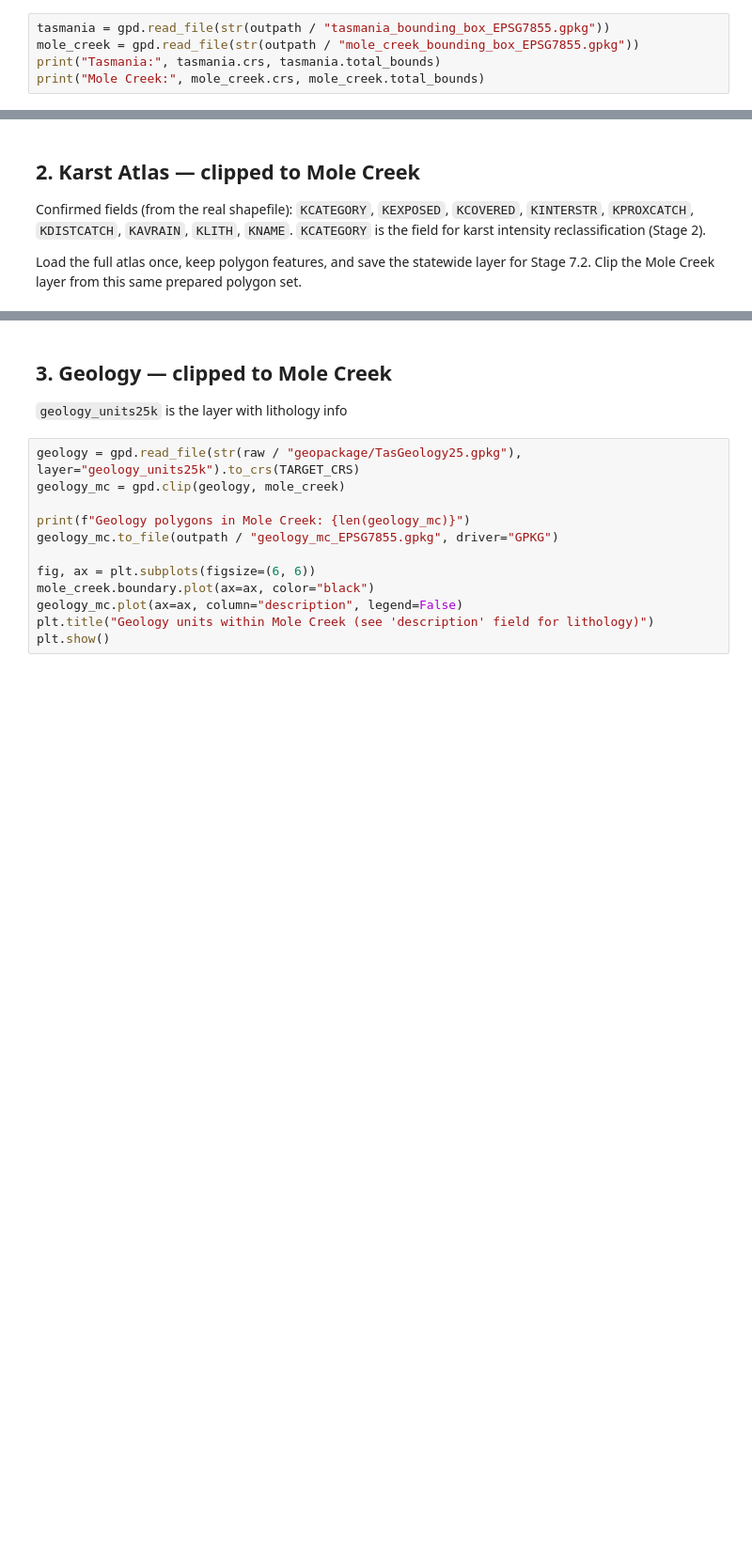
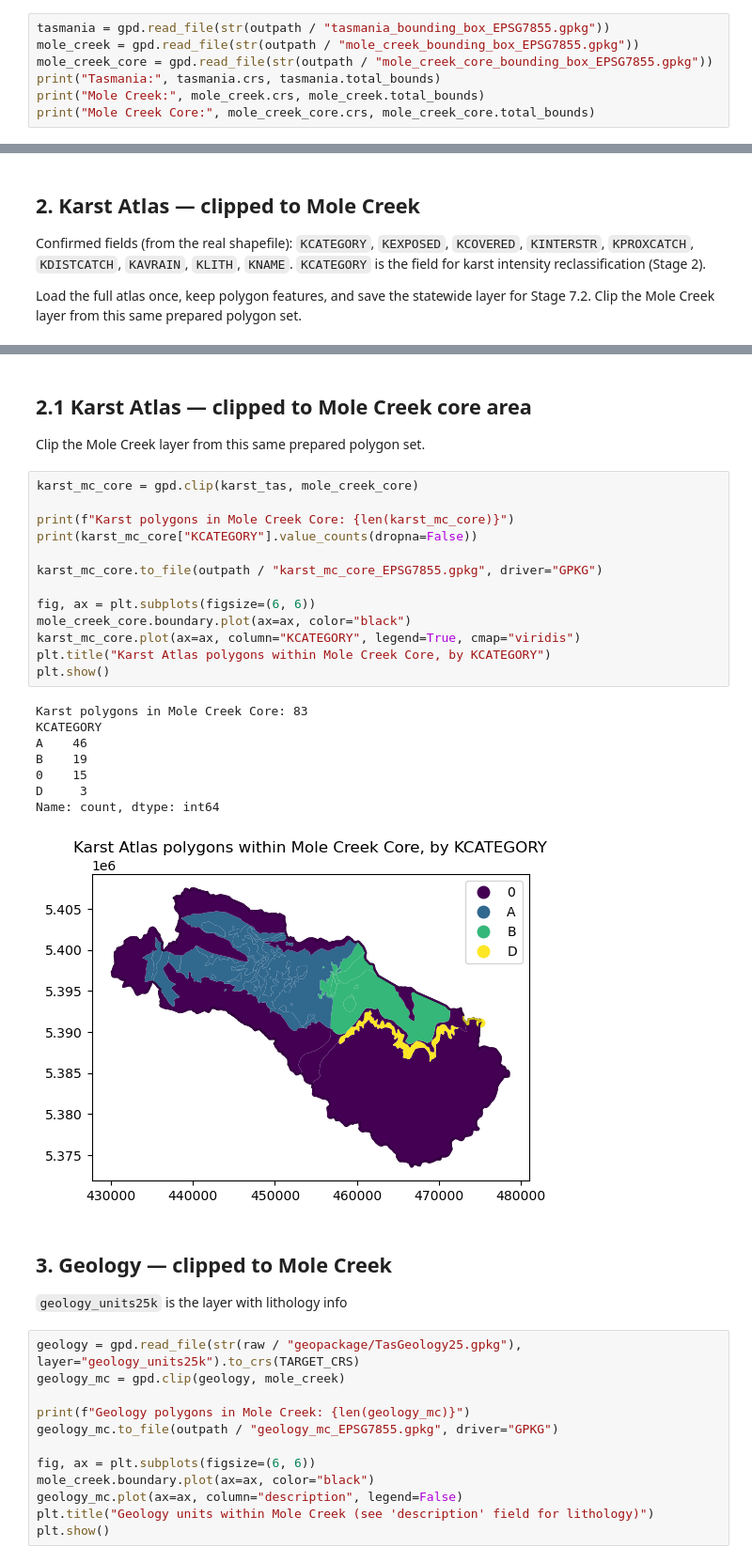
Before and after one commit to University-of-Tasmania-GPSS/AT3_Group3_2026, a Jupyter notebook: notebooks/01_setup_mole_creek.ipynb, the cells around one changed output, grey strips where cells are left out. Shown at 94% size. Cells and saved outputs as stored; diff of their text form; blank space fills up the shorter version.

```diff
--- a/notebooks/01_setup_mole_creek.ipynb
+++ b/notebooks/01_setup_mole_creek.ipynb
@@ -41,7 +41,9 @@ Already in EPSG:7855, no reprojection needed here.
 # %%
 tasmania = gpd.read_file(str(outpath / "tasmania_bounding_box_EPSG7855.gpkg"))
 mole_creek = gpd.read_file(str(outpath / "mole_creek_bounding_box_EPSG7855.gpkg"))
+mole_creek_core = gpd.read_file(str(outpath / "mole_creek_core_bounding_box_EPSG7855.gpkg"))
 print("Tasmania:", tasmania.crs, tasmania.total_bounds)
 print("Mole Creek:", mole_creek.crs, mole_creek.total_bounds)
+print("Mole Creek Core:", mole_creek_core.crs, mole_creek_core.total_bounds)
 # %% [output]
 Tasmania: EPSG:7855 [ 227147.50537116 5156757.32770346  627112.17909398 5660623.90620166]
@@ -84,3 +87,29 @@ Name: count, dtype: int64
+# %% [markdown]
+## 2.1 Karst Atlas — clipped to Mole Creek core area
+
+Clip the Mole Creek layer from this same prepared polygon set.
+# %%
+karst_mc_core = gpd.clip(karst_tas, mole_creek_core)
+
+print(f"Karst polygons in Mole Creek Core: {len(karst_mc_core)}")
+print(karst_mc_core["KCATEGORY"].value_counts(dropna=False))
+
+karst_mc_core.to_file(outpath / "karst_mc_core_EPSG7855.gpkg", driver="GPKG")
+
+fig, ax = plt.subplots(figsize=(6, 6))
+mole_creek_core.boundary.plot(ax=ax, color="black")
+karst_mc_core.plot(ax=ax, column="KCATEGORY", legend=True, cmap="viridis")
+plt.title("Karst Atlas polygons within Mole Creek Core, by KCATEGORY")
+plt.show()
+# %% [output]
+Karst polygons in Mole Creek Core: 83
+KCATEGORY
+A    46
+B    19
+0    15
+D     3
+Name: count, dtype: int64
+[figure, added]
 # %% [markdown]
 ## 3. Geology — clipped to Mole Creek
 
```
Also changed, not shown: parts of 5 cells of this notebook, 2 other files.
